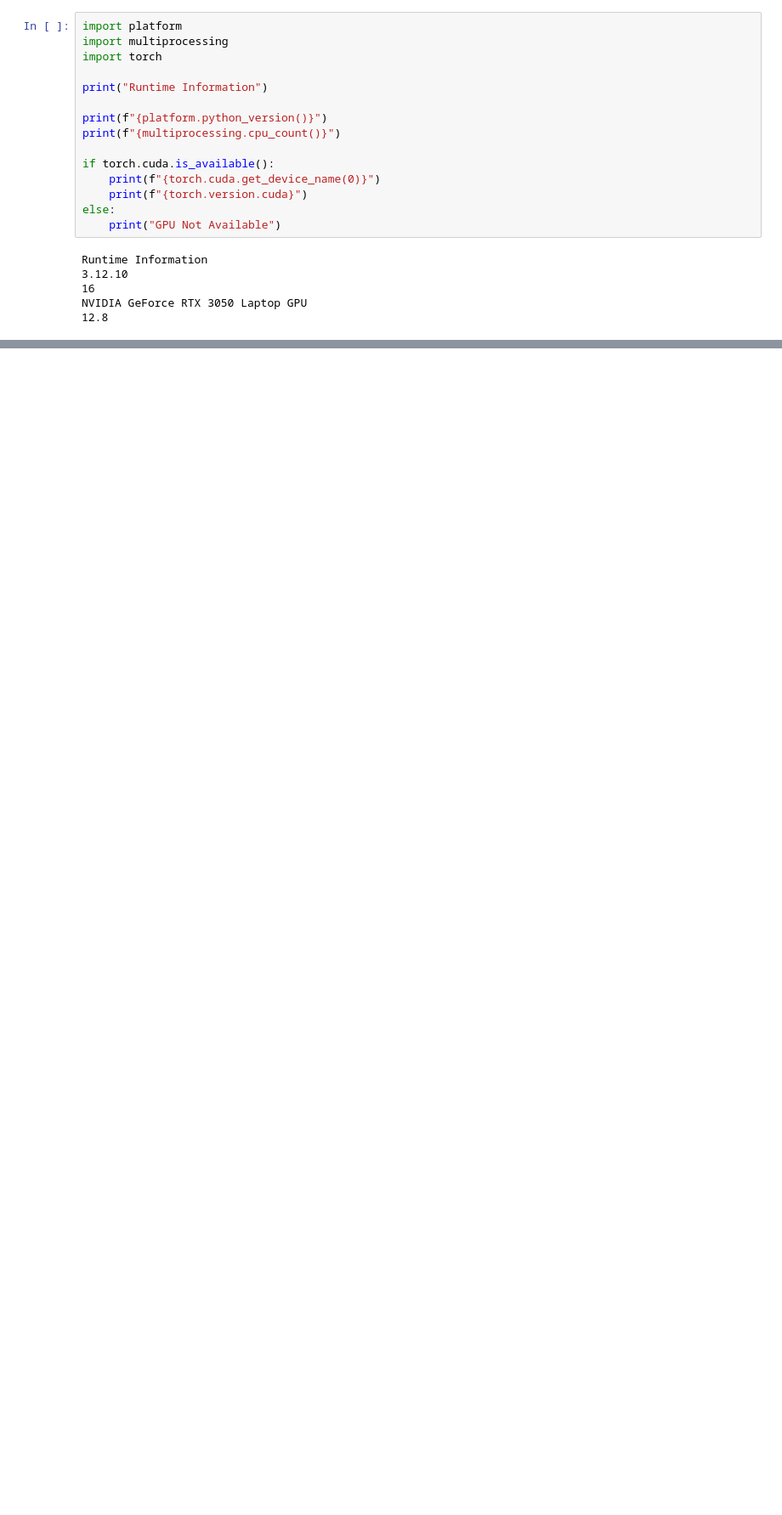
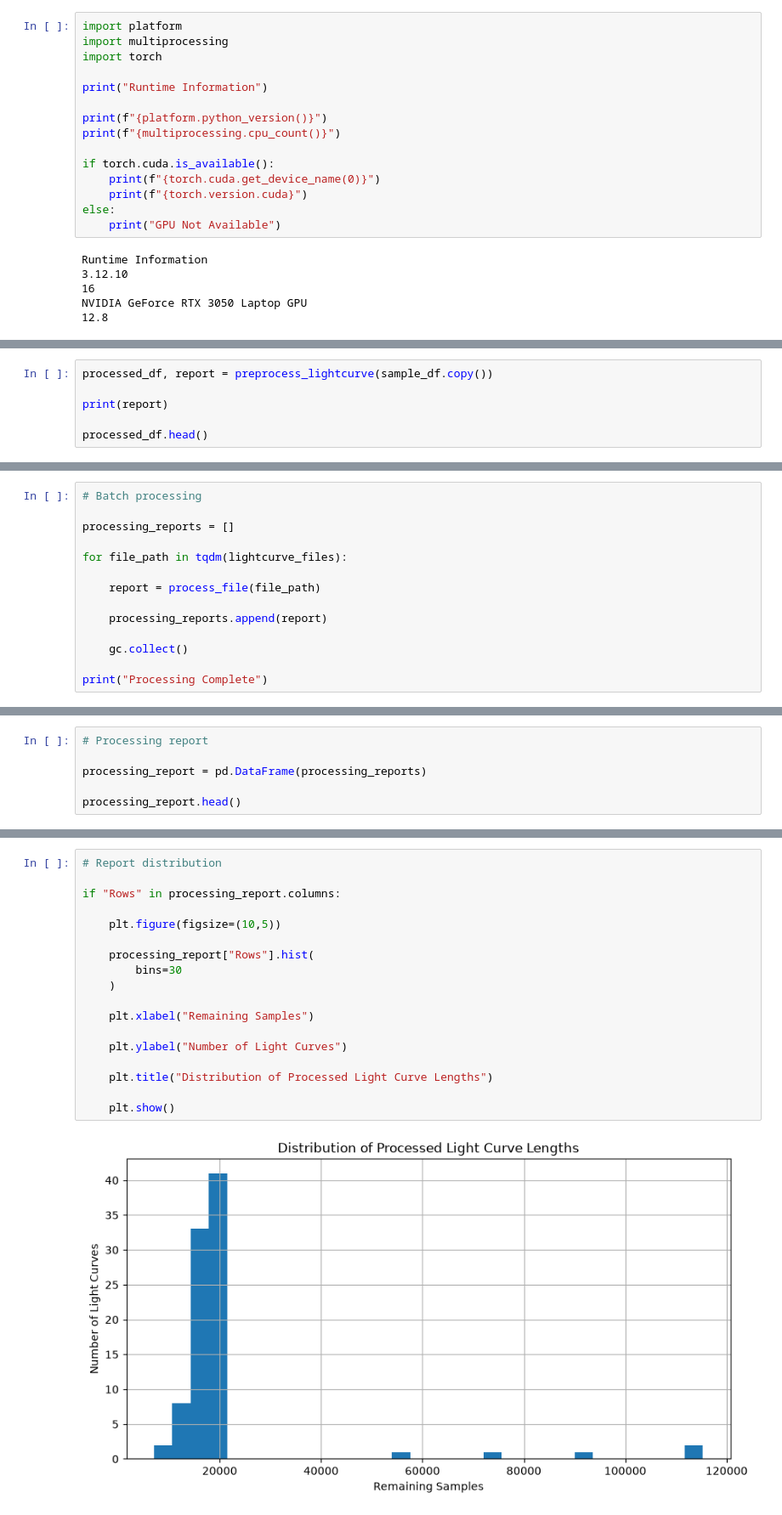
Before and after one commit to prinshu756/Exoplanet-detection, a Jupyter notebook: notebooks/03_Light_Curve_Preprocessing.ipynb, the cells around one changed output, grey strips where cells are left out. Shown at 85% size. Cells and saved outputs as stored; diff of their text form; blank space fills up the shorter version.

```diff
--- a/notebooks/03_Light_Curve_Preprocessing.ipynb
+++ b/notebooks/03_Light_Curve_Preprocessing.ipynb
@@ -106,0 +398,6 @@ NVIDIA GeForce RTX 3050 Laptop GPU
+# %%
+processed_df, report = preprocess_lightcurve(sample_df.copy())
+
+print(report)
+
+processed_df.head()
@@ -106,0 +449,14 @@ NVIDIA GeForce RTX 3050 Laptop GPU
+# %%
+# Batch processing
+
+processing_reports = []
+
+for file_path in tqdm(lightcurve_files):
+
+    report = process_file(file_path)
+
+    processing_reports.append(report)
+
+    gc.collect()
+
+print("Processing Complete")
@@ -106,0 +465,6 @@ NVIDIA GeForce RTX 3050 Laptop GPU
+# %%
+# Processing report
+
+processing_report = pd.DataFrame(processing_reports)
+
+processing_report.head()
@@ -106,0 +548,20 @@ NVIDIA GeForce RTX 3050 Laptop GPU
+# %%
+# Report distribution
+
+if "Rows" in processing_report.columns:
+
+    plt.figure(figsize=(10,5))
+
+    processing_report["Rows"].hist(
+        bins=30
+    )
+
+    plt.xlabel("Remaining Samples")
+
+    plt.ylabel("Number of Light Curves")
+
+    plt.title("Distribution of Processed Light Curve Lengths")
+
+    plt.show()
+# %% [output]
+[figure, added]
```
Also changed, not shown: parts of 28 cells of this notebook, 4 other files.
